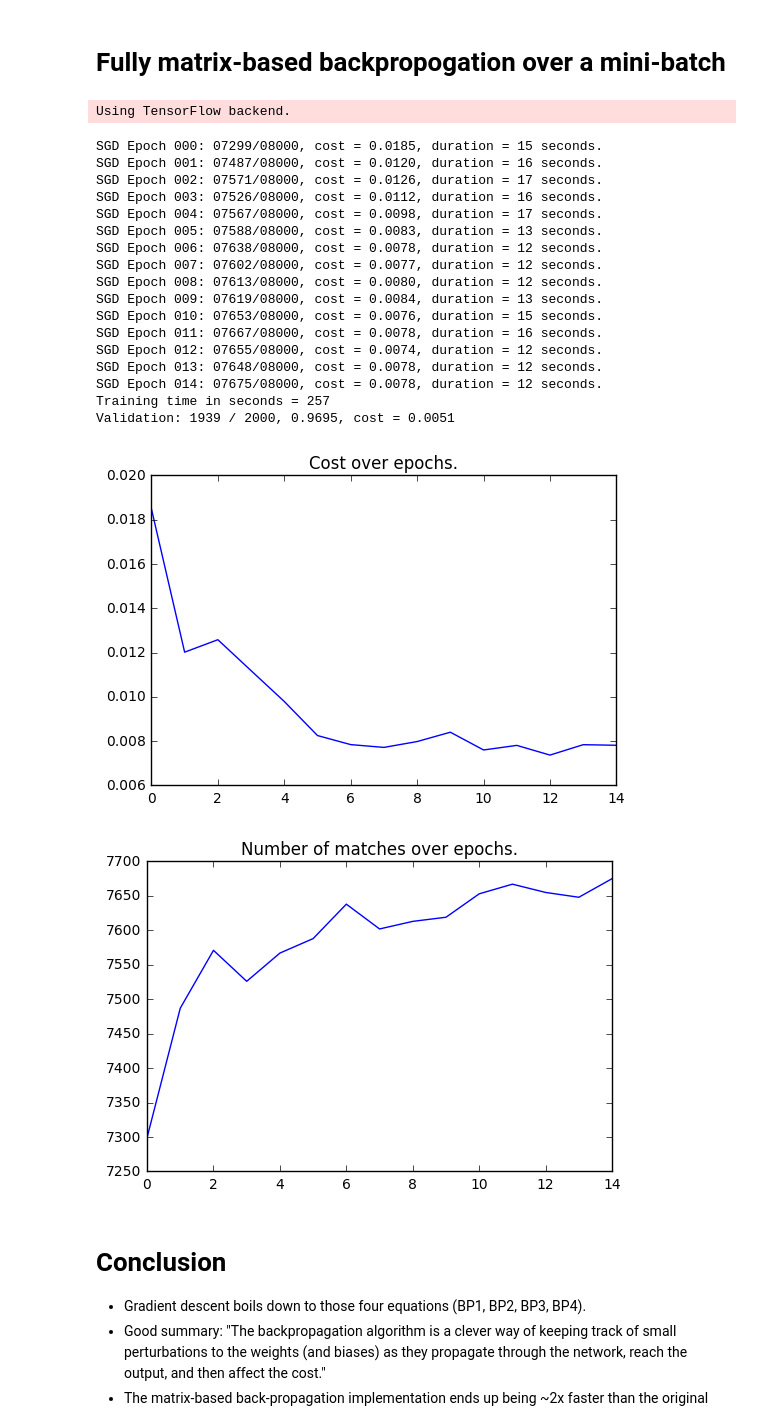
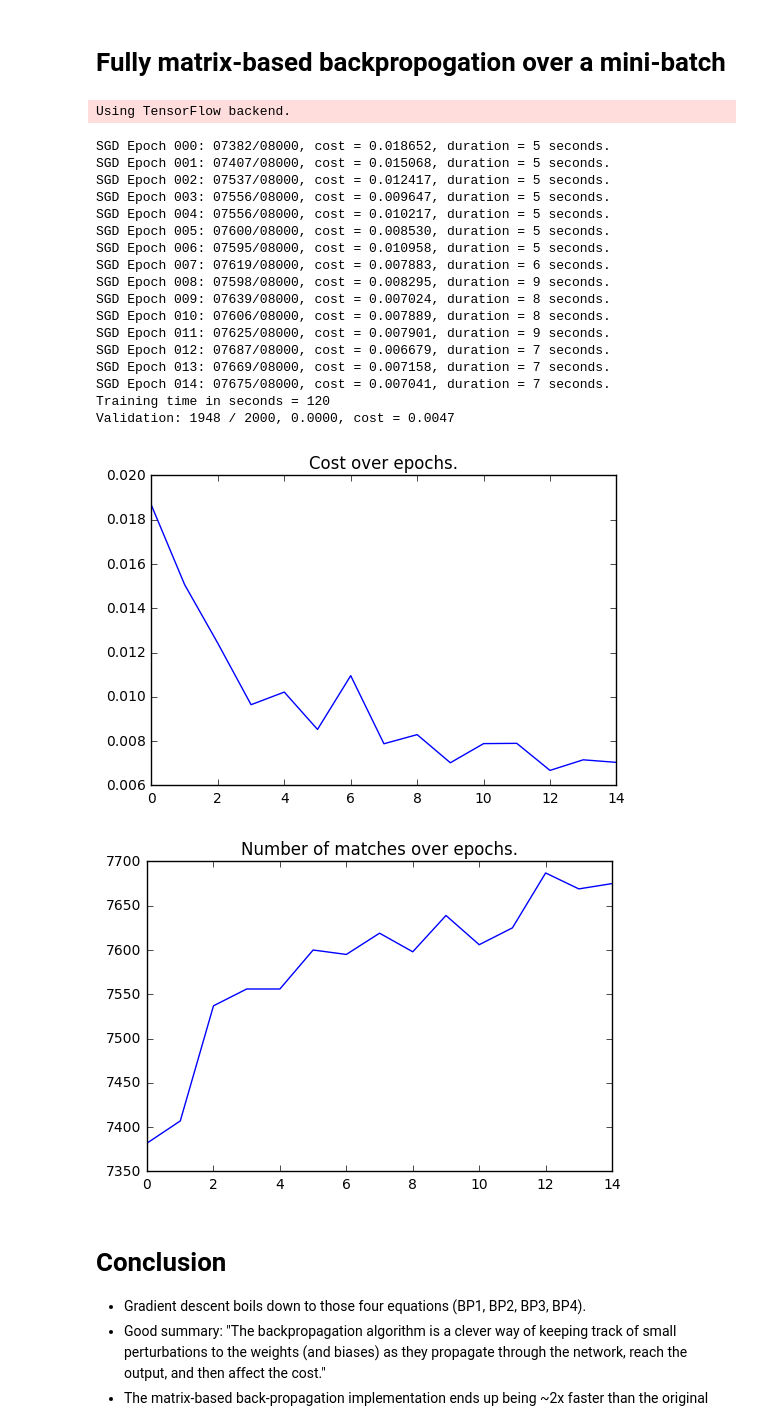
Before and after one commit to alexklibisz/exercises, a Jupyter notebook: nndl/nndl-notes-chap2.ipynb, the cells around one changed output. Cells and saved outputs as stored; diff of their text form; code cells hidden in the pictures.

```diff
--- a/nndl/nndl-notes-chap2.ipynb
+++ b/nndl/nndl-notes-chap2.ipynb
@@ -226,6 +226,7 @@ import math
 import matplotlib.pyplot as plt
 import time
 import sys
+from __future__ import print_function
 
 np.random.seed(11)
 
@@ -248,7 +249,7 @@ def quadratic_cost(examples, outputs):
     error_sum = 0
     for ((x,y), o) in zip(examples, outputs):
         error_sum += math.pow(np.sum(y - o), 2)
-    return (1 / (2*n)) * error_sum
+    return (1.0 / (2.0*n)) * error_sum
 
 def quadratic_cost_deriv(output_activations, y):
     '''Derivative of the quadratic cost function. Used in back prop
@@ -313,7 +314,7 @@ class Network(object):
                 correct, cost = self.evaluate(test_data)
                 correct_list.append(correct)
                 cost_list.append(cost)
-                print("SGD Epoch %03d: %05d/%05d, cost = %.4lf, duration = %d seconds." %
+                print("SGD Epoch %03d: %05d/%05d, cost = %lf, duration = %d seconds." %
                      (epoch, correct, len(test_data), cost, t1 - t0))
             else:
                 print("SGD Epoch %d complete, duration = %d seconds." % (epoch, t1 - t0))
@@ -466,52 +467,52 @@ class Network(object):
         # activation from layer i - 1.
         for b, w in zip(self.biases, self.weights):
             a = sigmoid(np.dot(w,a) + b)
 
         # The output is the last activation.
         outputs = a
         return outputs
 
 # Retrieve 60000 training, 8000 testing, 2000 validation samples.
 train, test, validate = helpers.get_mnist_data()
 
 t0 = time.time()
 net = Network([784,60,60,10])
 num_matches_list, cost_list = net.SGD(train, epochs=15, mini_batch_size=10, eta=3.0, test_data=test)
 t1 = time.time()
 print('Training time in seconds = %d' % (t1 - t0))
 
 num_matches, cost = net.evaluate(validate)
 print('Validation: %d / %d, %.4lf, cost = %.4lf' %
     (num_matches, len(validate), num_matches / len(validate), cost))
 
 plt.title('Cost over epochs.')
 plt.plot(cost_list)
 plt.show()
 
 plt.title('Number of matches over epochs.')
 plt.plot(num_matches_list)
 plt.show()
 # %% [output]
 Using TensorFlow backend.
-SGD Epoch 000: 07299/08000, cost = 0.0185, duration = 15 seconds.
-SGD Epoch 001: 07487/08000, cost = 0.0120, duration = 16 seconds.
-SGD Epoch 002: 07571/08000, cost = 0.0126, duration = 17 seconds.
-SGD Epoch 003: 07526/08000, cost = 0.0112, duration = 16 seconds.
-SGD Epoch 004: 07567/08000, cost = 0.0098, duration = 17 seconds.
-SGD Epoch 005: 07588/08000, cost = 0.0083, duration = 13 seconds.
-SGD Epoch 006: 07638/08000, cost = 0.0078, duration = 12 seconds.
-SGD Epoch 007: 07602/08000, cost = 0.0077, duration = 12 seconds.
-SGD Epoch 008: 07613/08000, cost = 0.0080, duration = 12 seconds.
-SGD Epoch 009: 07619/08000, cost = 0.0084, duration = 13 seconds.
-SGD Epoch 010: 07653/08000, cost = 0.0076, duration = 15 seconds.
-SGD Epoch 011: 07667/08000, cost = 0.0078, duration = 16 seconds.
-SGD Epoch 012: 07655/08000, cost = 0.0074, duration = 12 seconds.
-SGD Epoch 013: 07648/08000, cost = 0.0078, duration = 12 seconds.
-SGD Epoch 014: 07675/08000, cost = 0.0078, duration = 12 seconds.
-Training time in seconds = 257
-Validation: 1939 / 2000, 0.9695, cost = 0.0051
+SGD Epoch 000: 07382/08000, cost = 0.018652, duration = 5 seconds.
+SGD Epoch 001: 07407/08000, cost = 0.015068, duration = 5 seconds.
+SGD Epoch 002: 07537/08000, cost = 0.012417, duration = 5 seconds.
+SGD Epoch 003: 07556/08000, cost = 0.009647, duration = 5 seconds.
+SGD Epoch 004: 07556/08000, cost = 0.010217, duration = 5 seconds.
+SGD Epoch 005: 07600/08000, cost = 0.008530, duration = 5 seconds.
+SGD Epoch 006: 07595/08000, cost = 0.010958, duration = 5 seconds.
+SGD Epoch 007: 07619/08000, cost = 0.007883, duration = 6 seconds.
+SGD Epoch 008: 07598/08000, cost = 0.008295, duration = 9 seconds.
+SGD Epoch 009: 07639/08000, cost = 0.007024, duration = 8 seconds.
+SGD Epoch 010: 07606/08000, cost = 0.007889, duration = 8 seconds.
+SGD Epoch 011: 07625/08000, cost = 0.007901, duration = 9 seconds.
+SGD Epoch 012: 07687/08000, cost = 0.006679, duration = 7 seconds.
+SGD Epoch 013: 07669/08000, cost = 0.007158, duration = 7 seconds.
+SGD Epoch 014: 07675/08000, cost = 0.007041, duration = 7 seconds.
+Training time in seconds = 120
+Validation: 1948 / 2000, 0.0000, cost = 0.0047
-[figure, old version]
+[figure, new version]
-[figure, old version]
+[figure, new version]
 # %% [markdown]
 # Conclusion
 
```
Also changed, not shown: 1 other file.
